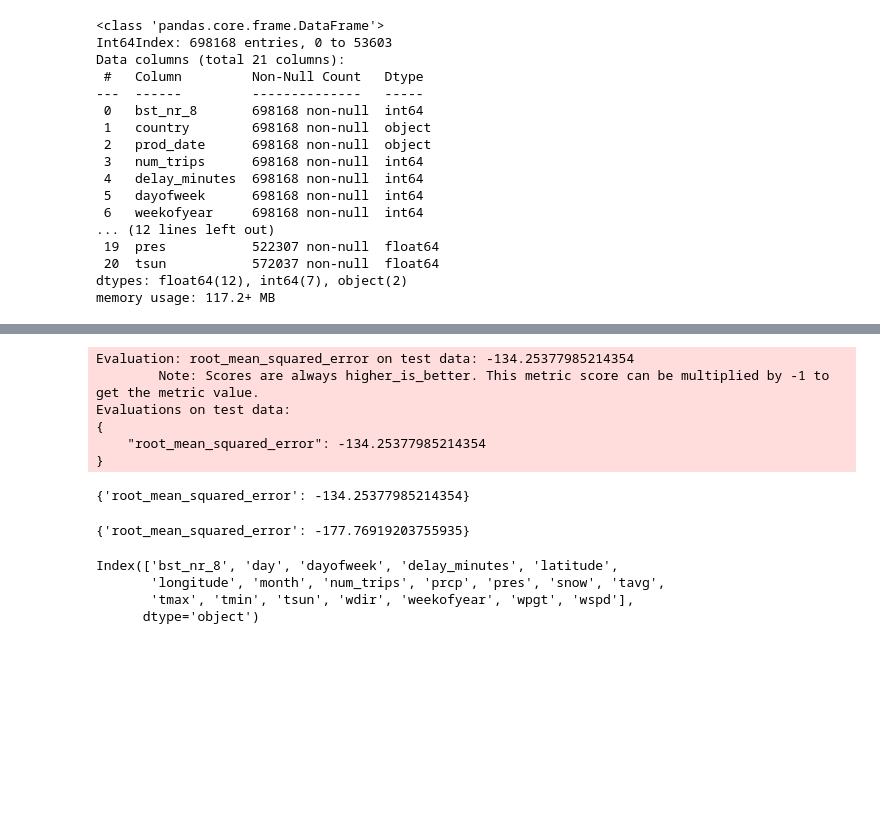
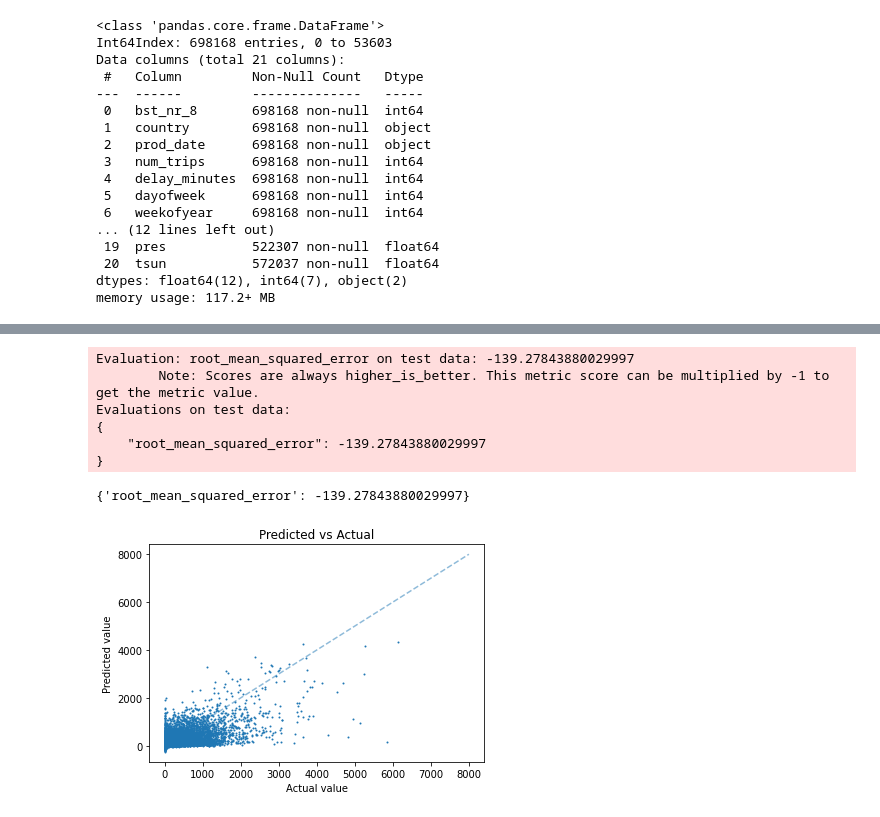
Before and after one commit to shamilnabiyev/open-data-analytics, a Jupyter notebook: data/data-processing.ipynb, the cells around one changed output, grey strips where cells are left out. Drawn from its saved outputs; the diff is of its cells as text; code cells hidden in the pictures; blank space fills up the shorter version.

```diff
--- a/data/data-processing.ipynb
+++ b/data/data-processing.ipynb
@@ -292,10 +293,12 @@ def run_autogluon_experiment(dataset,
         train_data = dataset,
         time_limit = time_limit,
         hyperparameters = hyperparameters,
-        presets='high_quality_fast_inference_only_refit',
+        # presets='high_quality_fast_inference_only_refit',
     )
     return predictor
 # %%
+
+
 # Target Column name
 TARGET = 'delay_minutes'
 # Test data size in percent
@@ -305,8 +308,11 @@ TIME_LIMIT = 600
 PROBLEM_TYPE = 'regression'
 EVAL_METRIC = 'root_mean_squared_error'
 
-dfx = df[df.columns.difference(['country', 'prod_date'])]
-# dfx = dfx[dfx['bst_nr_8'] == 80197079]
+scaler = StandardScaler()
+dfx = df[df.columns.difference(['bst_nr_8', 'day', 'country', 'prod_date', 'month'])]
+dfx = dfx.dropna()
+dfx[dfx.columns.difference(['delay_minutes'])] = scaler.fit_transform(dfx[dfx.columns.difference(['delay_minutes'])])
+
 
 X_train, X_test, y_train, y_test = create_train_test_dataset(
     dataset = dfx,
@@ -361,21 +370,24 @@ test_data = pd.concat([X_test, y_test], axis=1)
 test_performance = predictor.evaluate(test_data, auxiliary_metrics=False)
 test_performance
 # %% [output]
-Evaluation: root_mean_squared_error on test data: -134.25377985214354
+Evaluation: root_mean_squared_error on test data: -139.27843880029997
         Note: Scores are always higher_is_better. This metric score can be multiplied by -1 to get the metric value.
 Evaluations on test data:
 {
-    "root_mean_squared_error": -134.25377985214354
+    "root_mean_squared_error": -139.27843880029997
 }
-{'root_mean_squared_error': -134.25377985214354}
+{'root_mean_squared_error': -139.27843880029997}
-# %%
-test_performance
-# %% [output]
-{'root_mean_squared_error': -177.76919203755935}
-# %%
-dfx.columns
-# %% [output]
-Index(['bst_nr_8', 'day', 'dayofweek', 'delay_minutes', 'latitude',
-       'longitude', 'month', 'num_trips', 'prcp', 'pres', 'snow', 'tavg',
-       'tmax', 'tmin', 'tsun', 'wdir', 'weekofyear', 'wpgt', 'wspd'],
-      dtype='object')
+# %%
+predictions = predictor.predict(test_data)
+# %%
+plt.scatter(test_data['delay_minutes'], predictions, s=1)
+
+ident = [0.0, 8000.0]
+plt.plot(ident,ident, '--', alpha=0.5)
+
+plt.title('Predicted vs Actual')
+plt.xlabel('Actual value')
+plt.ylabel('Predicted value')
+plt.show()
+# %% [output]
+[figure, added]
```
Also changed, not shown: parts of 14 cells of this notebook.
